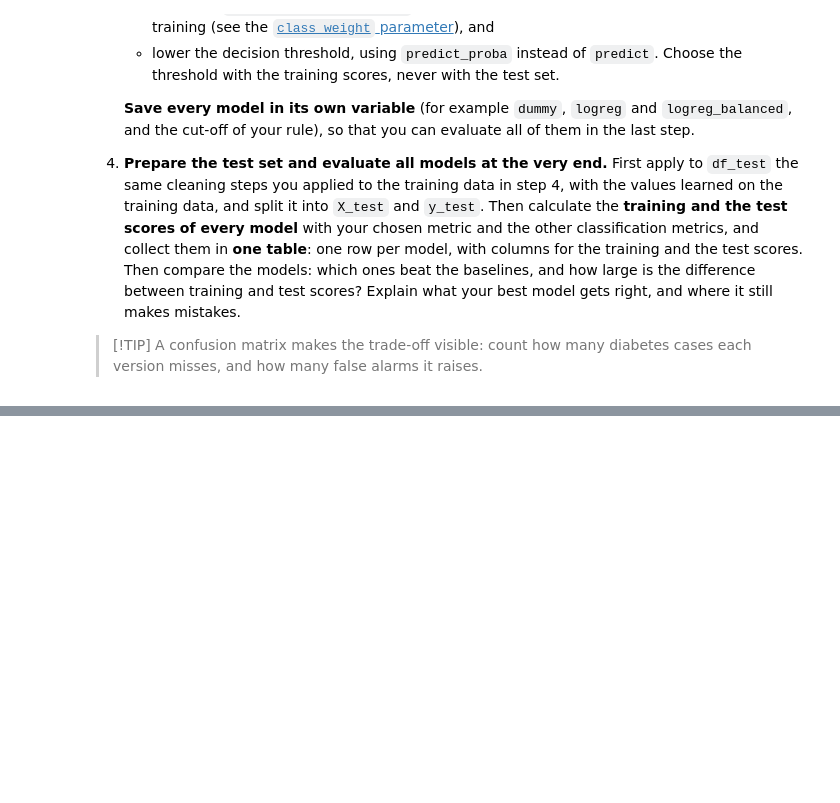
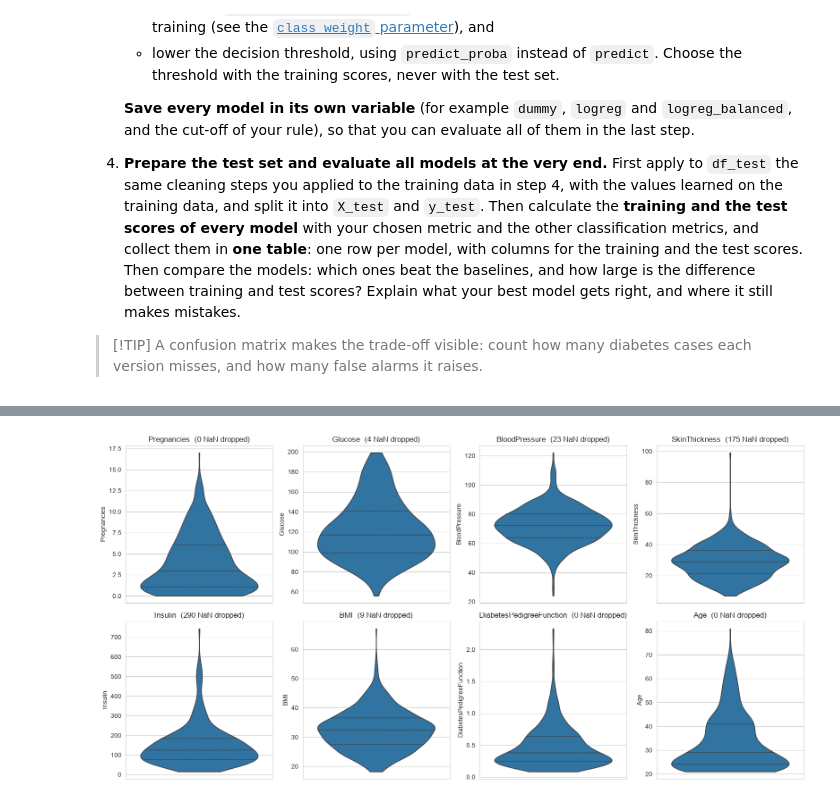
Before and after one commit to khaldounalhanawi/Project-Diabetes, a Jupyter notebook: 01_diabetes_project.ipynb, the cells around one changed output, grey strips where cells are left out. Saved outputs shown, nothing was run; the diff lists cells and outputs as text; code cells hidden in the pictures; blank space fills up the shorter version.

```diff
--- a/01_diabetes_project.ipynb
+++ b/01_diabetes_project.ipynb
@@ -97,0 +197,11 @@ from sklearn.metrics import (
+# %%
+fig, axes = plt.subplots(2, 4, figsize=(16, 8))
+for ax, col in zip(axes.flat, numerical_features):
+    data = df_train[col].dropna()
+    n_missing = df_train[col].isna().sum()
+    sns.violinplot(y=data, ax=ax, inner='quartile', cut=0)
+    ax.set_title(f"{col}  ({n_missing} NaN dropped)")
+plt.tight_layout()
+plt.show()
+# %% [output]
+[figure, added]
```
Also changed, not shown: parts of 34 cells of this notebook, 3 other files.
